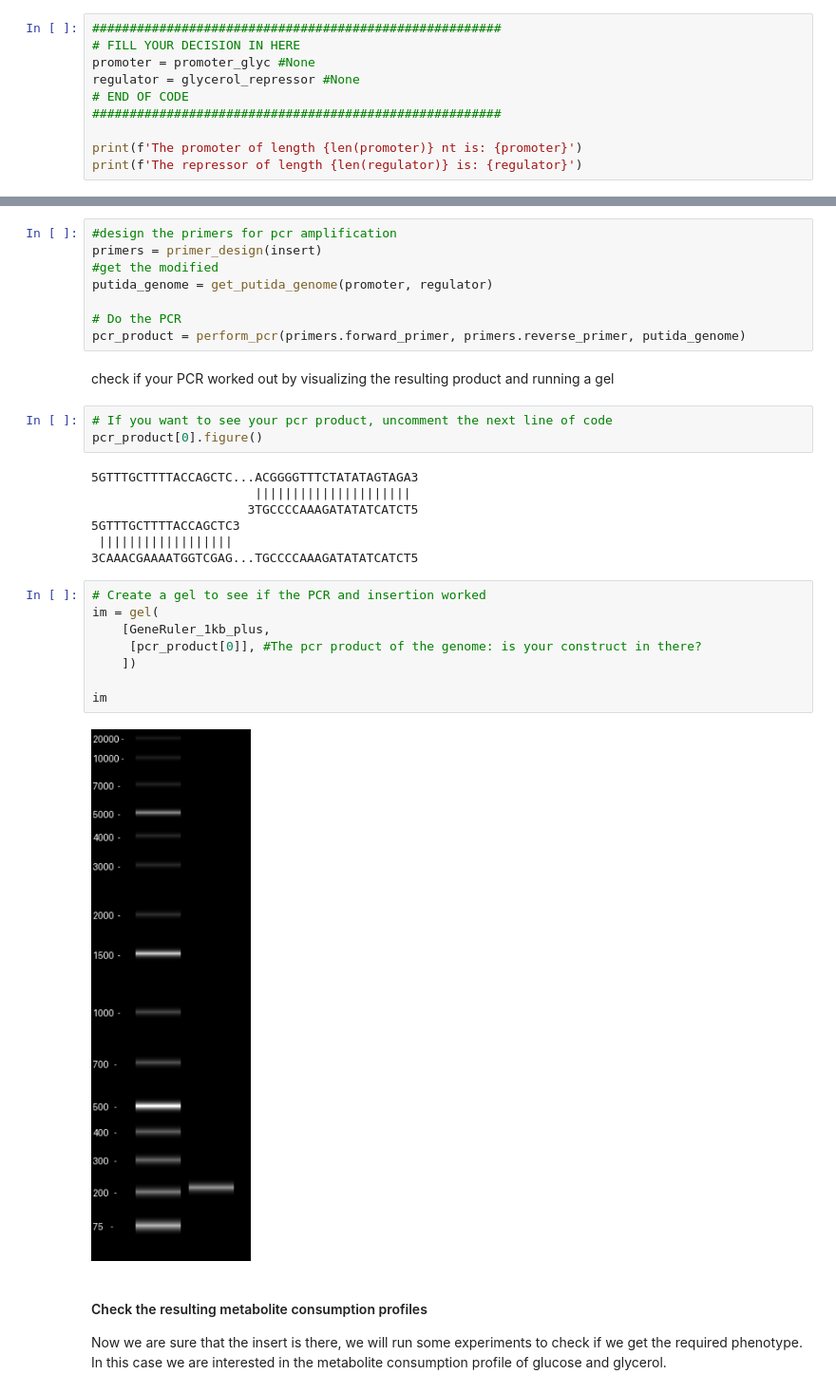
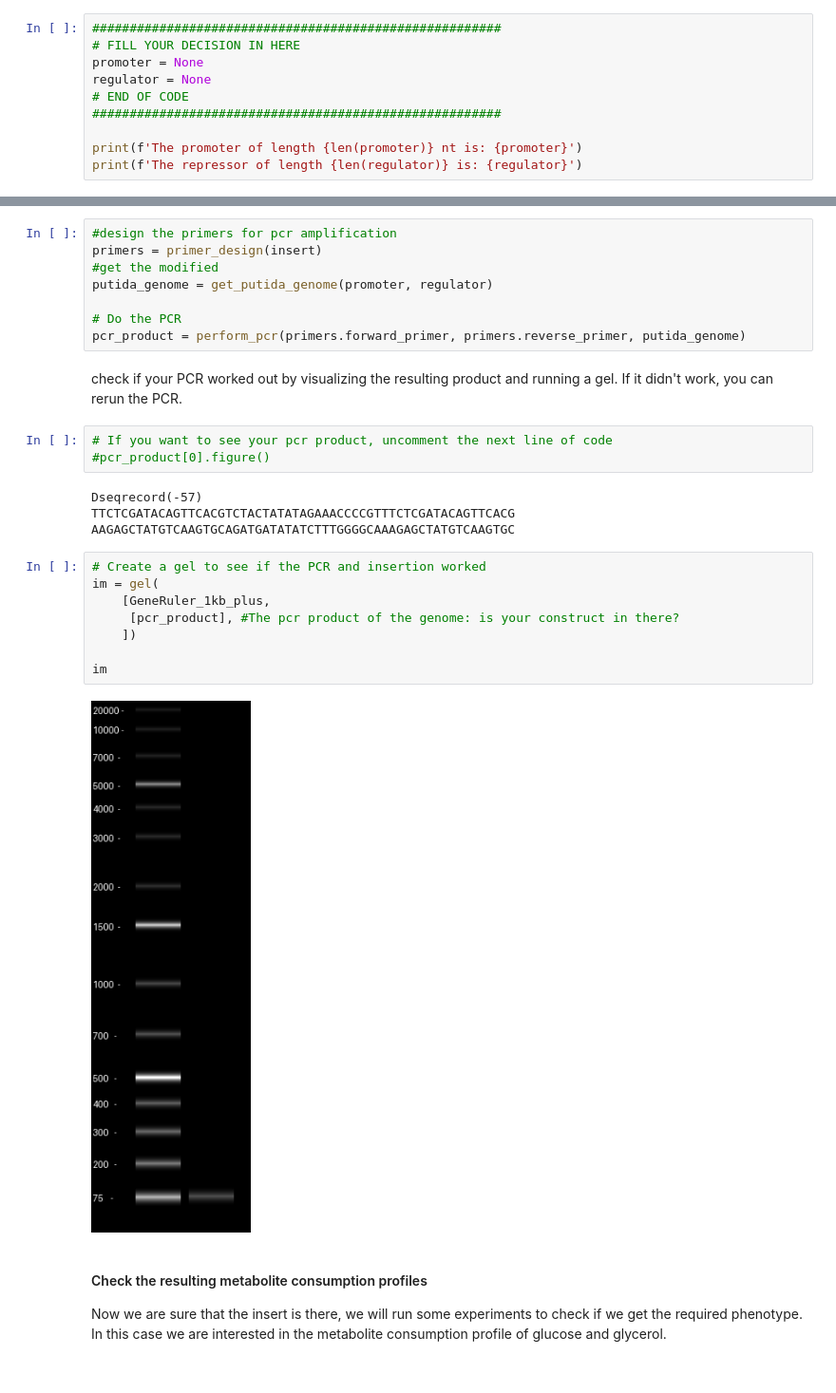
Before and after one commit to iAMB-RWTH-Aachen/Biocircuitsim, a Jupyter notebook: BioCircuitSim.ipynb, the cells around one changed output, grey strips where cells are left out. Shown at 95% size. Cells and saved outputs as stored; diff of their text form.

```diff
--- a/BioCircuitSim.ipynb
+++ b/BioCircuitSim.ipynb
@@ -196,8 +182,8 @@ glycerol_repressor = get_repressor_sequence(metabolism = 'glycerol')
 # %%
 #######################################################
 # FILL YOUR DECISION IN HERE
-promoter = promoter_glyc #None
-regulator = glycerol_repressor #None
+promoter = None
+regulator = None
 # END OF CODE
 #######################################################
 
@@ -229,27 +215,24 @@ putida_genome = get_putida_genome(promoter, regulator)
 # Do the PCR
 pcr_product = perform_pcr(primers.forward_primer, primers.reverse_primer, putida_genome)
 # %% [markdown]
-check if your PCR worked out by visualizing the resulting product and running a gel
+check if your PCR worked out by visualizing the resulting product and running a gel. If it didn't work, you can rerun the PCR.
 # %%
 # If you want to see your pcr product, uncomment the next line of code
-pcr_product[0].figure()
+#pcr_product[0].figure()
 # %% [output]
-5GTTTGCTTTTACCAGCTC...ACGGGGTTTCTATATAGTAGA3
-                      |||||||||||||||||||||
-                     3TGCCCCAAAGATATATCATCT5
-5GTTTGCTTTTACCAGCTC3
- ||||||||||||||||||
-3CAAACGAAAATGGTCGAG...TGCCCCAAAGATATATCATCT5
+Dseqrecord(-57)
+TTCTCGATACAGTTCACGTCTACTATATAGAAACCCCGTTTCTCGATACAGTTCACG
+AAGAGCTATGTCAAGTGCAGATGATATATCTTTGGGGCAAAGAGCTATGTCAAGTGC
 # %%
 # Create a gel to see if the PCR and insertion worked
 im = gel(
     [GeneRuler_1kb_plus,
-     [pcr_product[0]], #The pcr product of the genome: is your construct in there?
+     [pcr_product], #The pcr product of the genome: is your construct in there?
     ])
 
 im
 # %% [output]
-[figure, old version]
+[figure, new version]
 # %% [markdown]
 #### Check the resulting metabolite consumption profiles
 Now we are sure that the insert is there, we will run some experiments to check if we get the required phenotype. In this case we are interested in the metabolite consumption profile of glucose and glycerol.
```
Also changed, not shown: parts of 10 cells of this notebook.
